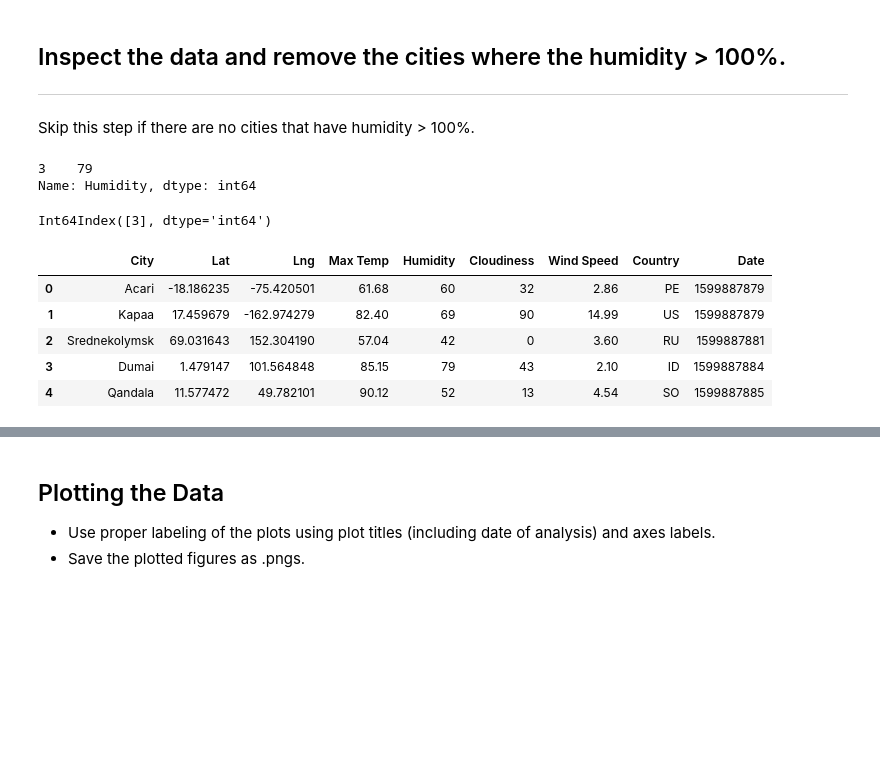
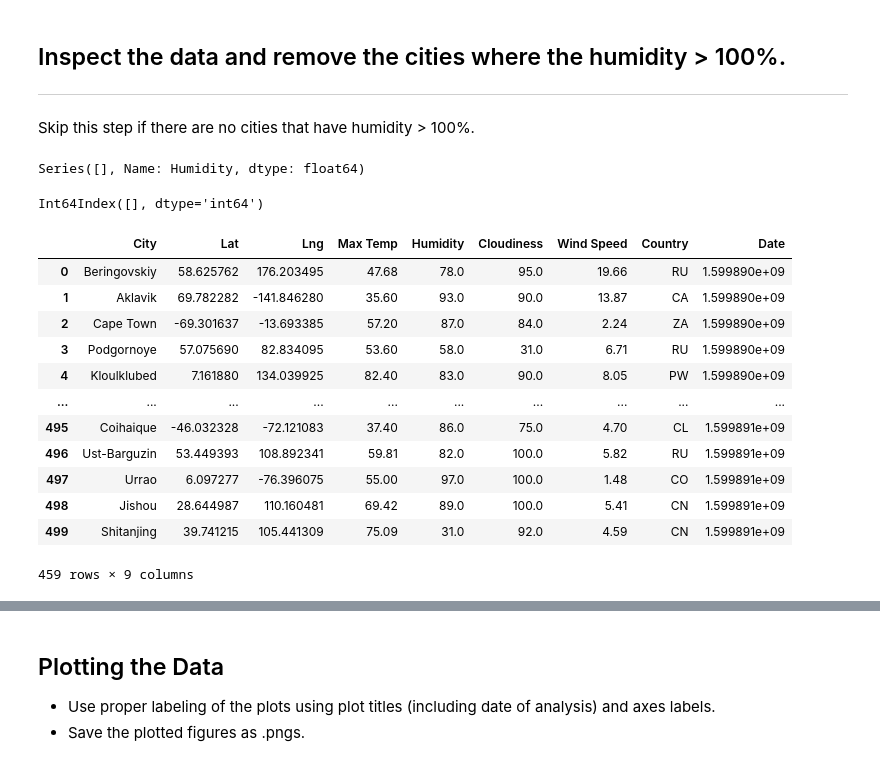
Before and after one commit to gpivaro/6-Python_APIs_Homework, a Jupyter notebook: WeatherPy/WeatherPy.ipynb, the cells around one changed output, grey strips where cells are left out. Saved outputs shown, nothing was run; the diff lists cells and outputs as text; code cells hidden in the pictures; blank space fills up the shorter version.

```diff
--- a/WeatherPy/WeatherPy.ipynb
+++ b/WeatherPy/WeatherPy.ipynb
@@ -21,7 +21,7 @@ from api_keys import weather_api_key
 Generate a list of unique cities based on a random latitude and longitude and using citypy library
 # %%
 # Size of the list of cities
-num_cities = 5
+num_cities = 500
 latitude_max = 90
 longitude_max = 180
 
@@ -119,11 +126,28 @@ n = 0
 # Loop through the list of cities and perform a request for data on each
 for city in cities_df['City']:
     response = requests.get(query_url + city).json()
-    print(f"Processing Record {n} of {len(cities_df['City'])} | {city}")
-    hum.append(response['main']['humidity'])
-    max_temp.append(response['main']['temp_max'])
-    cloudiness.append(response['clouds']['all'])
-    wind_speed.append(response['wind']['speed'])
-    time_data_calculation.append(response['dt'])
+
+
+    # Handle exception in case of city data not available in the API
+    try:
+        print(f"Processing Record {n} of {len(cities_df['City'])} | {city}")
+        hum.append(response['main']['humidity'])
+        max_temp.append(response['main']['temp_max'])
+        cloudiness.append(response['clouds']['all'])
+        wind_speed.append(response['wind']['speed'])
+        time_data_calculation.append(response['dt'])
+    except KeyError:
+        print(f"City {city} not found. Skipping...")
+        hum.append(np.nan)
+        max_temp.append(np.nan)
+        cloudiness.append(np.nan)
+        wind_speed.append(np.nan)
+        time_data_calculation.append(np.nan)
+
     n += 1
+
+
+print('-----------------------------')
+print('Data Retrieval Complete')
+print('-----------------------------')
 # %% [output]
@@ -162,24 +205,33 @@ Skip this step if there are no cities that have humidity > 100%.
 filter_hum = cities_df['Humidity'].loc[cities_df['Humidity'] > 100]
 filter_hum
 # %% [output]
-3    79
-Name: Humidity, dtype: int64
+Series([], Name: Humidity, dtype: float64)
 # %%
 #  Get the indices of cities that have humidity over 100%.
 indexes_hum = filter_hum.keys()
 indexes_hum
 # %% [output]
-Int64Index([3], dtype='int64')
+Int64Index([], dtype='int64')
 # %%
 # Make a new DataFrame equal to the city data to drop all humidity outliers by index.
 # Passing "inplace=False" will make a copy of the city_data DataFrame, which we call "clean_city_data".
 clean_city_data = cities_df
 clean_city_data.drop(clean_city_data.iloc[indexes_hum].index, inplace=True)
+
+# Drop NA values inserted to handle missing values
+clean_city_data.dropna(inplace=True)
 clean_city_data
 # %% [output]
 |  | City | Lat | Lng | Max Temp | Humidity | Cloudiness | Wind Speed | Country | Date |
-| 0 | Acari | -18.186235 | -75.420501 | 61.68 | 60 | 32 | 2.86 | PE | 1599887879 |
-| 1 | Kapaa | 17.459679 | -162.974279 | 82.40 | 69 | 90 | 14.99 | US | 1599887879 |
-| 2 | Srednekolymsk | 69.031643 | 152.304190 | 57.04 | 42 | 0 | 3.60 | RU | 1599887881 |
-| 3 | Dumai | 1.479147 | 101.564848 | 85.15 | 79 | 43 | 2.10 | ID | 1599887884 |
-| 4 | Qandala | 11.577472 | 49.782101 | 90.12 | 52 | 13 | 4.54 | SO | 1599887885 |
+| 0 | Beringovskiy | 58.625762 | 176.203495 | 47.68 | 78.0 | 95.0 | 19.66 | RU | 1.599890e+09 |
+| 1 | Aklavik | 69.782282 | -141.846280 | 35.60 | 93.0 | 90.0 | 13.87 | CA | 1.599890e+09 |
+| 2 | Cape Town | -69.301637 | -13.693385 | 57.20 | 87.0 | 84.0 | 2.24 | ZA | 1.599890e+09 |
+| 3 | Podgornoye | 57.075690 | 82.834095 | 53.60 | 58.0 | 31.0 | 6.71 | RU | 1.599890e+09 |
+| 4 | Kloulklubed | 7.161880 | 134.039925 | 82.40 | 83.0 | 90.0 | 8.05 | PW | 1.599890e+09 |
+| ... | ... | ... | ... | ... | ... | ... | ... | ... | ... |
+| 495 | Coihaique | -46.032328 | -72.121083 | 37.40 | 86.0 | 75.0 | 4.70 | CL | 1.599891e+09 |
+| 496 | Ust-Barguzin | 53.449393 | 108.892341 | 59.81 | 82.0 | 100.0 | 5.82 | RU | 1.599891e+09 |
+| 497 | Urrao | 6.097277 | -76.396075 | 55.00 | 97.0 | 100.0 | 1.48 | CO | 1.599891e+09 |
+| 498 | Jishou | 28.644987 | 110.160481 | 69.42 | 89.0 | 100.0 | 5.41 | CN | 1.599891e+09 |
+| 499 | Shitanjing | 39.741215 | 105.441309 | 75.09 | 31.0 | 92.0 | 4.59 | CN | 1.599891e+09 |
+459 rows × 9 columns
```
Also changed, not shown: parts of 12 cells of this notebook, 6 other files.
